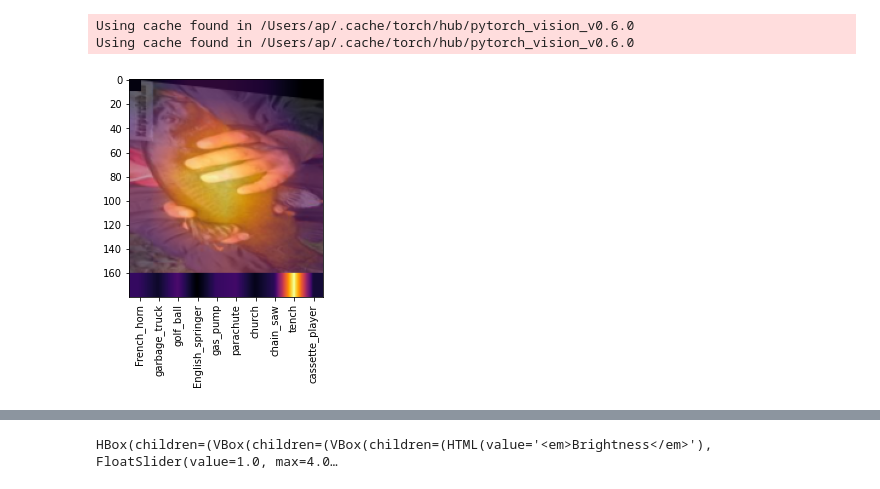
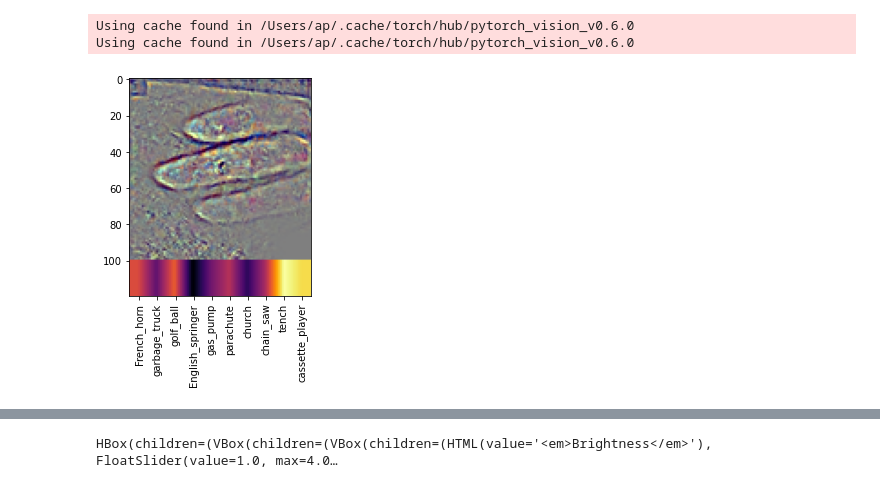
Before and after one commit to apstuff/augmentation-impact, a Jupyter notebook: notebooks/augmentation_control.ipynb, the cells around one changed output, grey strips where cells are left out. Drawn from its saved outputs; the diff is of its cells as text; code cells hidden in the pictures.

```diff
--- a/notebooks/augmentation_control.ipynb
+++ b/notebooks/augmentation_control.ipynb
@@ -103,23 +103,26 @@ def find_relevant_input(x, target_index = None):
 #plt.show()
 # %%
 class MyImg():
-    def __init__(self,img,model=None,get_model_act=False,restrict_classes=None,normalize=None):
+    def __init__(self,img,model=None,cuda=False,get_model_act=False,restrict_classes=None,normalize=None):
         self.img_orig = img.copy()
         self.img = img.copy()
         self.out_img = img.copy()
         self.x_orig = transforms.ToTensor()(img).unsqueeze(0)
         self.x = transforms.ToTensor()(img).unsqueeze(0)
-        self.model = model
+        self.x = self.x.cuda() if cuda else self.x
+        self.model = model.cuda() if cuda else model
         self.get_model_act = get_model_act
         self.images = []
         self.activations = []
         self.restrict_classes = restrict_classes
         self.class_idx = [int(i) for i in restrict_classes.keys()] if restrict_classes is not None else None
         self.normalize = normalize if normalize is not None else lambda x: x
+        self.cuda = cuda
 
     def reset(self):
         self.img = self.img_orig.copy()
         self.x = self.x_orig # does this work without some kind of copy ? in tfms() it seems to work
+        self.x = self.x.cuda() if self.cuda else self.x
         self.images = []
         self.activations = []
 
@@ -147,7 +150,7 @@ class MyImg():
         return TF.rotate(self.x,angle=angle)
 
     def tfms(self, brightness=None, crop_size=None, highlight_act=None, rotate_ang=None, show=True, **args):
-        self.x = self.x_orig#.copy()
+        self.x = self.x_orig.cuda() if self.cuda else self.x_orig
         # first run all augmentation methods
         # adjust brightness
         if brightness is not None:
@@ -190,7 +193,7 @@ class MyImg():
         # Note: Here we use a different model as in the activation localization.
         # todo: use same model and use reuse model output from forward pass above (see also comments when loading the models)
         if self.get_model_act:
-            out = self.model(self.normalize(self.x)).detach().numpy()
+            out = self.model(self.normalize(self.x)).cpu().detach().numpy()
             if self.restrict_classes is not None:
                 out = out[:,self.class_idx]
             self.activations.append(out)
@@ -222,32 +225,33 @@ class MyImg():
         shape = (20,img.shape[1])
 
         # combine transformed images and their layer activations
         img_comb = np.vstack([img, arr_to_img(imresize(out,shape), 'inferno') ])
         return img_comb
 
     def create_gif(self,path):
         # to make flatten activation better visible, the images will be streched by a factor of 20 and the width is adapted to the original image width
         w,h,d = self.images[0].shape
         transform_act = lambda x: arr_to_img(imresize(x,(20,w)), 'inferno')
 
         # combine sequence of transformed images and their layer activations
         imgs_combs = [ np.vstack([arr_to_img(img).resize((w,h)), transform_act(act) ]) for img, act in zip(self.images,self.activations)  ]
 
         # transform to images, add backward loop and store as gif
         first_img, *imgs = [ pilImage.fromarray( img ) for img in imgs_combs]
         imgs += [img for img in imgs[::-1]]
         first_img.save(fp=path, format='GIF', append_images=imgs, save_all=True, duration=100, loop=0)
 
 
 normalize = transforms.Normalize(mean=[0.485, 0.456, 0.406],
                                  std=[0.229, 0.224, 0.225])
 size = 160
 img = PILImage.create(fname).resize((size,size))
 myimg = MyImg(img,
               model,
+              cuda=False,
               get_model_act=True,
               restrict_classes={i:classes[i][1] for i in my_classes},
               normalize=normalize)
-myimg.tfms(crop_size=160,highlight_act='cam',perspective_w=180,perspective_h=180,perspective_d=20,erase_w=10,erase_h=10,rotate_ang=90)
+myimg.tfms(crop_size=100,highlight_act='gradcam',perspective_w=180,perspective_h=180,perspective_d=20,erase_w=10,erase_h=10,rotate_ang=90)
 # %% [output]
-[figure, old version]
+[figure, new version]
```
Also changed, not shown: parts of 5 cells of this notebook, 1 other file.
